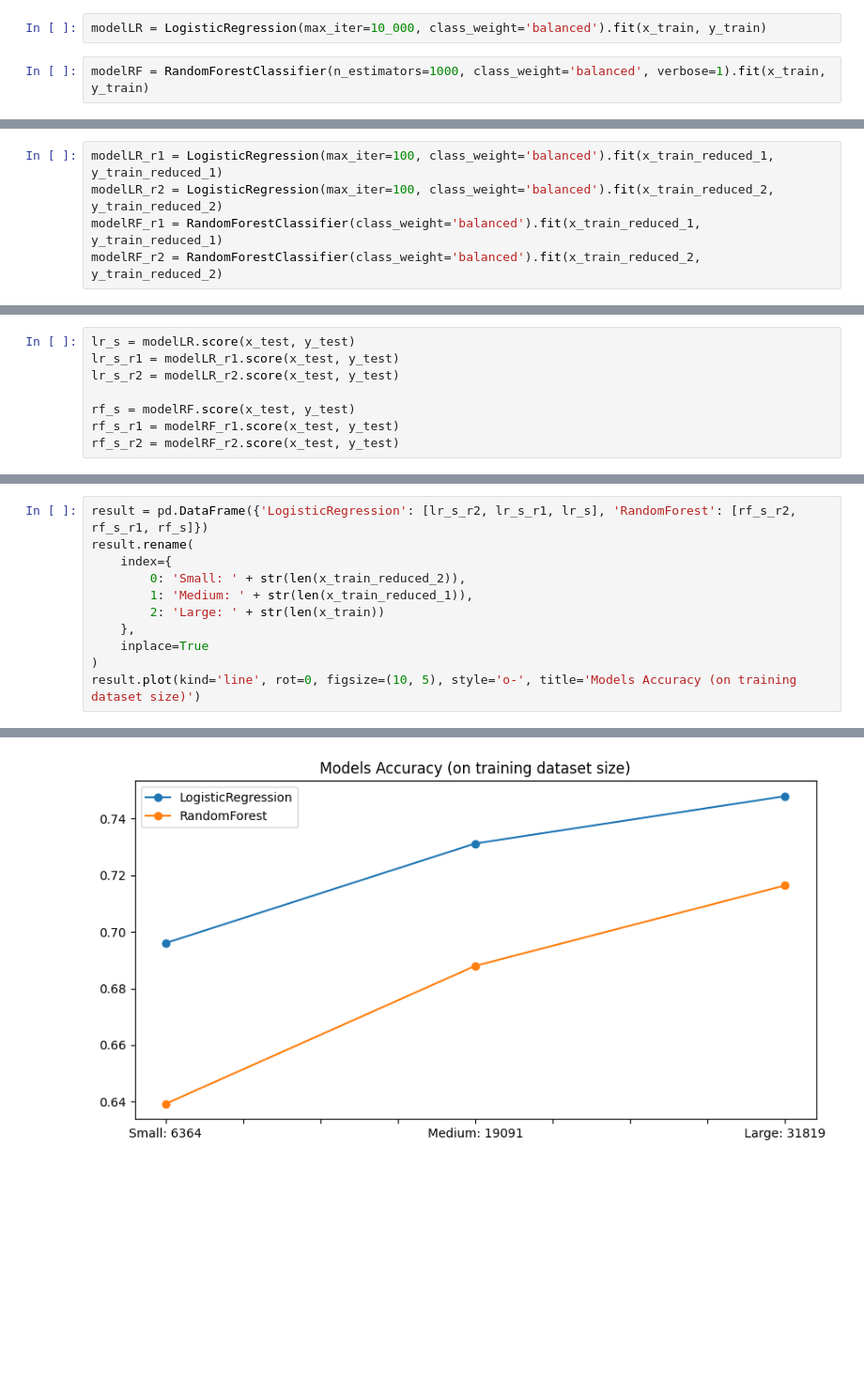
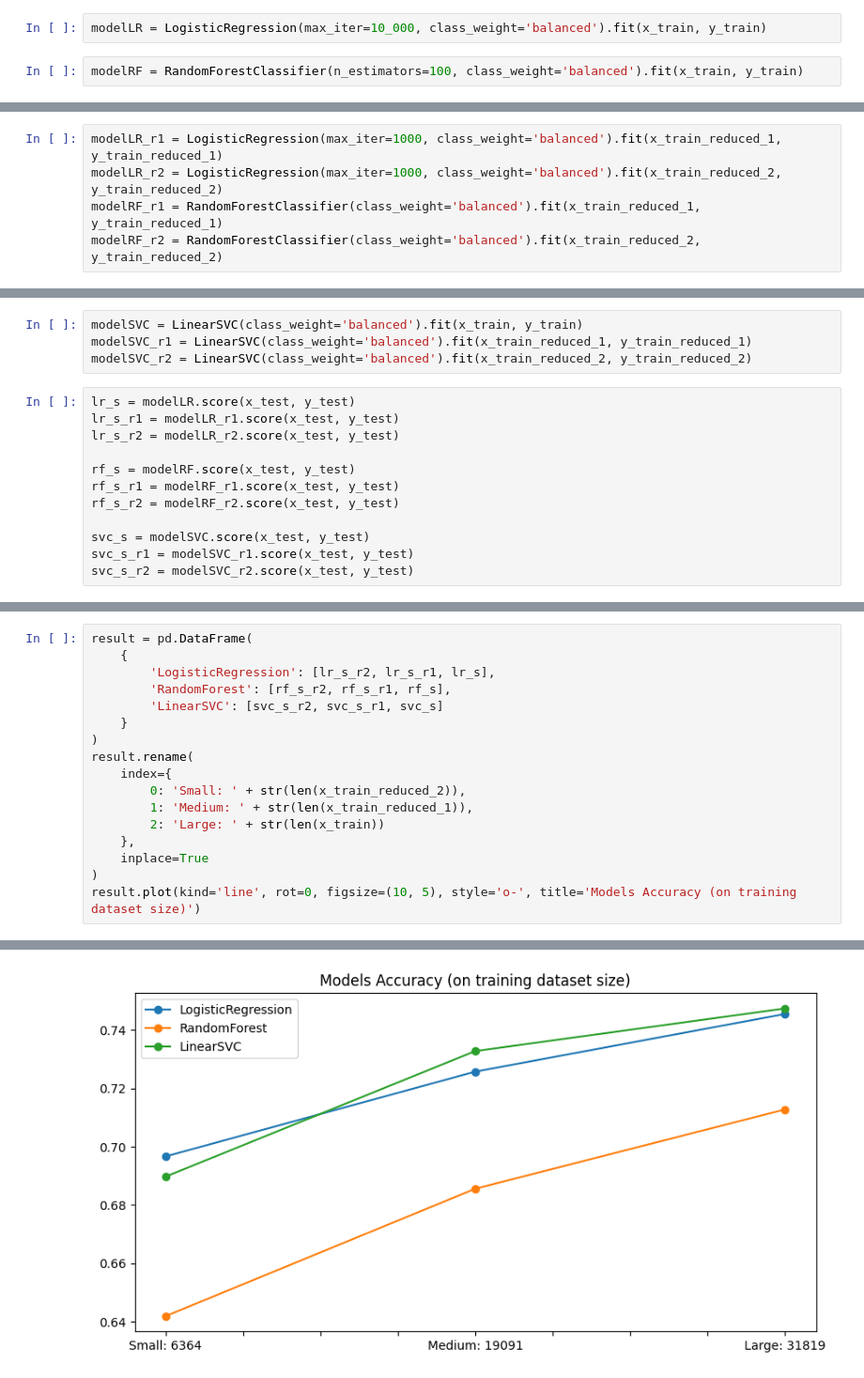
Before and after one commit to herman2lv/bh_ds_2, a Jupyter notebook: module1.ipynb, the cells around one changed output, grey strips where cells are left out. Shown: that part at 94% size. Saved outputs shown, nothing was run; the diff lists cells and outputs as text; blank space fills up the shorter version.

Commit message:
Add LinearSVC

```diff
--- a/module1.ipynb
+++ b/module1.ipynb
@@ -164,4 +165,4 @@ irish           525   142
 # %%
 modelLR = LogisticRegression(max_iter=10_000, class_weight='balanced').fit(x_train, y_train)
 # %%
-modelRF = RandomForestClassifier(n_estimators=1000, class_weight='balanced', verbose=1).fit(x_train, y_train)
+modelRF = RandomForestClassifier(n_estimators=100, class_weight='balanced').fit(x_train, y_train)
@@ -171,5 +169,5 @@ modelRF = RandomForestClassifier(n_estimators=1000, class_weight='balanced', ver
 # %%
-modelLR_r1 = LogisticRegression(max_iter=100, class_weight='balanced').fit(x_train_reduced_1, y_train_reduced_1)
-modelLR_r2 = LogisticRegression(max_iter=100, class_weight='balanced').fit(x_train_reduced_2, y_train_reduced_2)
+modelLR_r1 = LogisticRegression(max_iter=1000, class_weight='balanced').fit(x_train_reduced_1, y_train_reduced_1)
+modelLR_r2 = LogisticRegression(max_iter=1000, class_weight='balanced').fit(x_train_reduced_2, y_train_reduced_2)
 modelRF_r1 = RandomForestClassifier(class_weight='balanced').fit(x_train_reduced_1, y_train_reduced_1)
 modelRF_r2 = RandomForestClassifier(class_weight='balanced').fit(x_train_reduced_2, y_train_reduced_2)
@@ -192,3 +174,7 @@ Please also refer to the documentation for alternative solver options:
+# %%
+modelSVC = LinearSVC(class_weight='balanced').fit(x_train, y_train)
+modelSVC_r1 = LinearSVC(class_weight='balanced').fit(x_train_reduced_1, y_train_reduced_1)
+modelSVC_r2 = LinearSVC(class_weight='balanced').fit(x_train_reduced_2, y_train_reduced_2)
 # %%
 lr_s = modelLR.score(x_test, y_test)
 lr_s_r1 = modelLR_r1.score(x_test, y_test)
@@ -197,3 +183,7 @@ lr_s_r2 = modelLR_r2.score(x_test, y_test)
 rf_s = modelRF.score(x_test, y_test)
 rf_s_r1 = modelRF_r1.score(x_test, y_test)
 rf_s_r2 = modelRF_r2.score(x_test, y_test)
+
+svc_s = modelSVC.score(x_test, y_test)
+svc_s_r1 = modelSVC_r1.score(x_test, y_test)
+svc_s_r2 = modelSVC_r2.score(x_test, y_test)
@@ -207,15 +190,21 @@ rf_s_r2 = modelRF_r2.score(x_test, y_test)
 # %%
-result = pd.DataFrame({'LogisticRegression': [lr_s_r2, lr_s_r1, lr_s], 'RandomForest': [rf_s_r2, rf_s_r1, rf_s]})
+result = pd.DataFrame(
+    {
+        'LogisticRegression': [lr_s_r2, lr_s_r1, lr_s],
+        'RandomForest': [rf_s_r2, rf_s_r1, rf_s],
+        'LinearSVC': [svc_s_r2, svc_s_r1, svc_s]
+    }
+)
 result.rename(
     index={
         0: 'Small: ' + str(len(x_train_reduced_2)),
         1: 'Medium: ' + str(len(x_train_reduced_1)),
         2: 'Large: ' + str(len(x_train))
     },
     inplace=True
 )
 result.plot(kind='line', rot=0, figsize=(10, 5), style='o-', title='Models Accuracy (on training dataset size)')
 # %% [output]
 <Axes: title={'center': 'Models Accuracy (on training dataset size)'}>
-[figure, old version]
+[figure, new version]
 # %%
```
Also changed, not shown: parts of 8 cells of this notebook.
